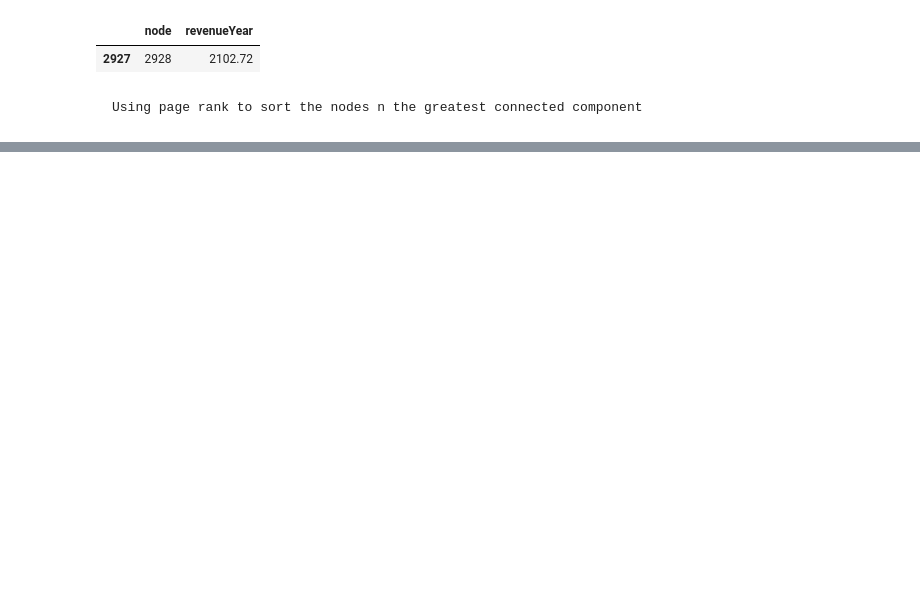
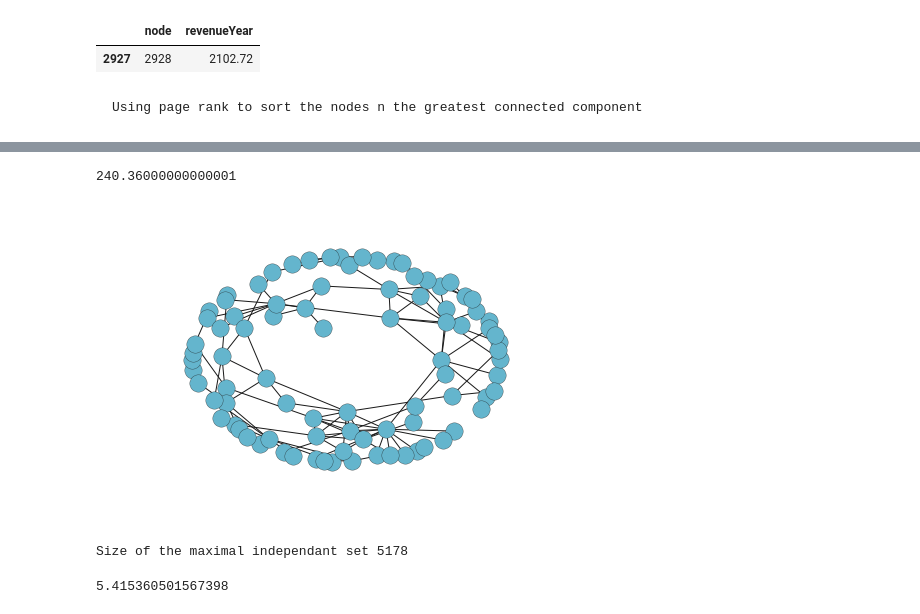
Before and after one commit to wgharbi/DataVis, a Jupyter notebook: Networks Strategy Case.ipynb, the cells around one changed output, grey strips where cells are left out. Saved outputs shown, nothing was run; the diff lists cells and outputs as text; code cells hidden in the pictures; blank space fills up the shorter version.

```diff
--- a/Networks Strategy Case.ipynb
+++ b/Networks Strategy Case.ipynb
@@ -213,0 +241,15 @@ sorted_nodes = sorted([(node, pagerank) for node, pagerank in pr.items()], key=l
+# %%
+nodes[nodes['node']==ind[0]]['revenueYear'].values[0]
+# %% [output]
+240.36000000000001
+# %%
+## Lets draw our geatest connected component
+nx.draw(GCC, node_color='c',edge_color='k')
+# %% [output]
+[figure, added]
+# %%
+## calculate the maximal independant set in the network
+mis = nx.maximal_independent_set(G)
+print 'Size of the maximal independant set {0}'.format(len(mis))
+# %% [output]
+Size of the maximal independant set 5178
@@ -213,0 +259,5 @@ sorted_nodes = sorted([(node, pagerank) for node, pagerank in pr.items()], key=l
+# %%
+asp
+## are we exposed to a small world phenomena ?
+# %% [output]
+5.415360501567398
```
Also changed, not shown: parts of 14 cells of this notebook.
